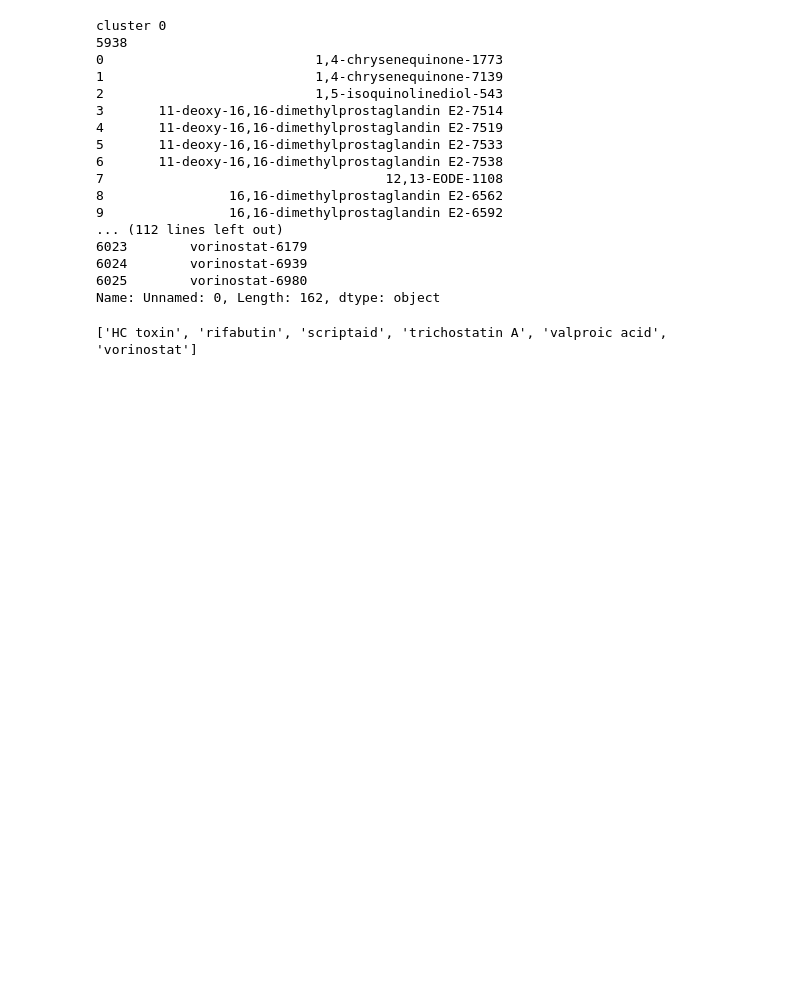
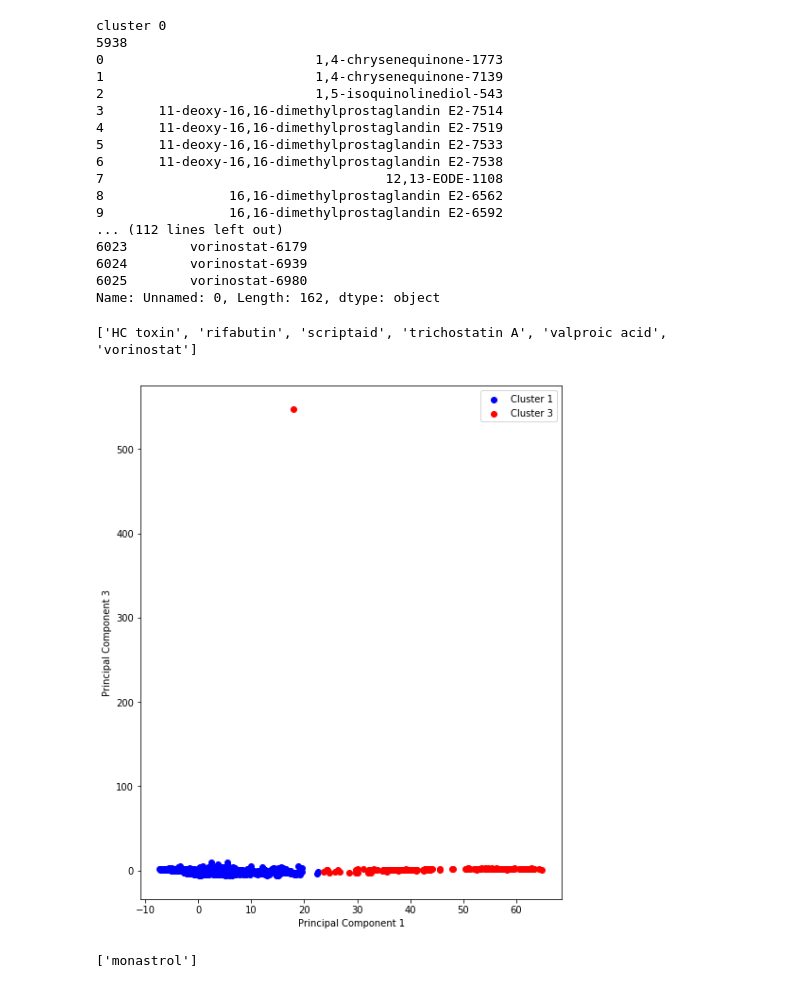
Before and after one commit to jackievaleri/clustering, a Jupyter notebook: src/drug_clustering_03_12_19.ipynb, the cells around one changed output. Drawn from its saved outputs; the diff is of its cells as text; code cells hidden in the pictures; blank space fills up the shorter version.

Commit message:
new principal components
and beginning tsne analysis

```diff
--- a/src/drug_clustering_03_12_19.ipynb
+++ b/src/drug_clustering_03_12_19.ipynb
@@ -352,3 +364,32 @@ print unique_drug_names
 # valproic acid - "It is unclear exactly how valproate works.[1][4] Proposed mechanisms include affecting GABA levels,
 # blocking voltage-gated sodium channels, and inhibiting histone deacetylases." (wikipedia)
 # vorinostat - HDAC inhibitor
+# %%
+# okay... seems this has been done before
+# let's look at other combos of PCs
+indices = [0, 2]
+comp1_3 = np.array((pca.fit_transform(tfidf_scaled))[:,indices])
+comp3 = np.array((pca.fit_transform(tfidf_scaled))[:,2:3].flatten())
+
+kmeans = KMeans(n_clusters=2, random_state=0).fit(comp1_3)
+kmeans_labels = kmeans.labels_.reshape(6100,1).flatten()
+
+plt.figure(figsize=(8,10))
+plt.scatter(comp1[kmeans_labels == 0], comp3[kmeans_labels == 0], color = 'blue')
+plt.scatter(comp1[kmeans_labels == 1], comp3[kmeans_labels == 1], color = 'red')
+
+plt.xlabel('Principal Component 1')
+plt.ylabel('Principal Component 3')
+plt.legend(('Cluster 1', 'Cluster 3'))
+plt.savefig('kmeans_cluster_on_pca1_3.png')
+# %% [output]
+[figure, added]
+# %%
+indices_cluster3 = kmeans_labels == 1
+
+cluster3_drugs = tfidf_drug_names[indices_cluster3]
+printUniqueDrugs(cluster3_drugs)
+
+# same ones
+# %% [output]
+['monastrol']
```
Also changed, not shown: parts of 8 cells of this notebook, 7 other files.
